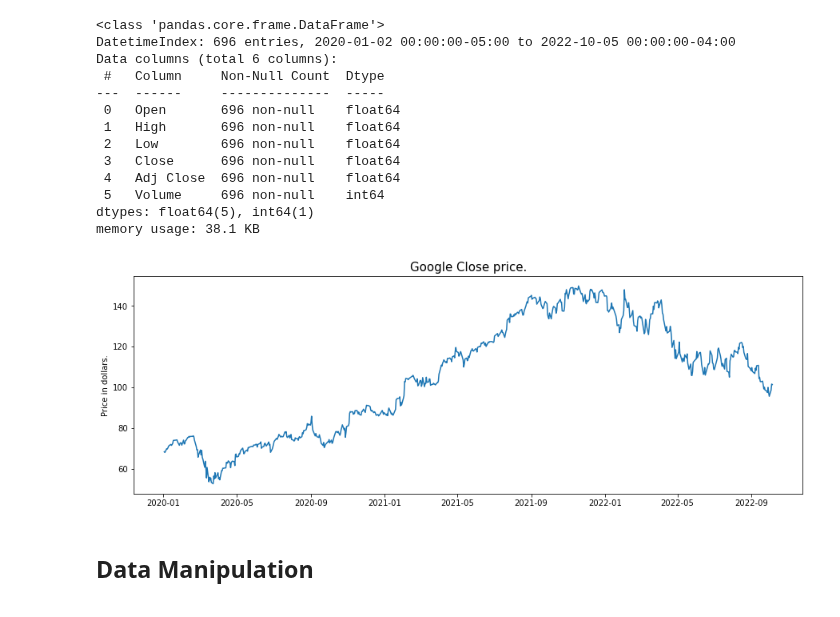
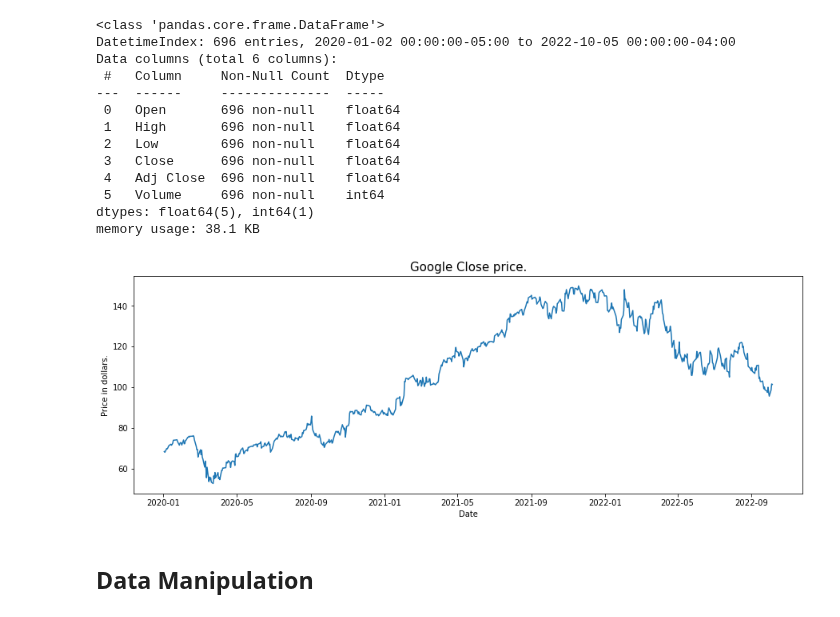
Before and after one commit to mustafaktaas/Python_StockPricePrediction_MachineLearning, a Jupyter notebook: StockPricePrediction_MachineLearning.ipynb, the cells around one changed output. Cells and saved outputs as stored; diff of their text form; code cells hidden in the pictures.

```diff
--- a/StockPricePrediction_MachineLearning.ipynb
+++ b/StockPricePrediction_MachineLearning.ipynb
@@ -140,11 +140,12 @@ memory usage: 38.1 KB
 # %%
 plt.figure(figsize=(15,5))
 plt.plot(df['Close'])
 plt.title('Google Close price.', fontsize=15)
 plt.ylabel('Price in dollars.')
+plt.xlabel('Date')
 plt.show()
 # %% [output]
-[figure, old version]
+[figure, new version]
 # %% [markdown]
 ## Data Manipulation
 # %%
```
Also changed, not shown: parts of 33 cells of this notebook.
